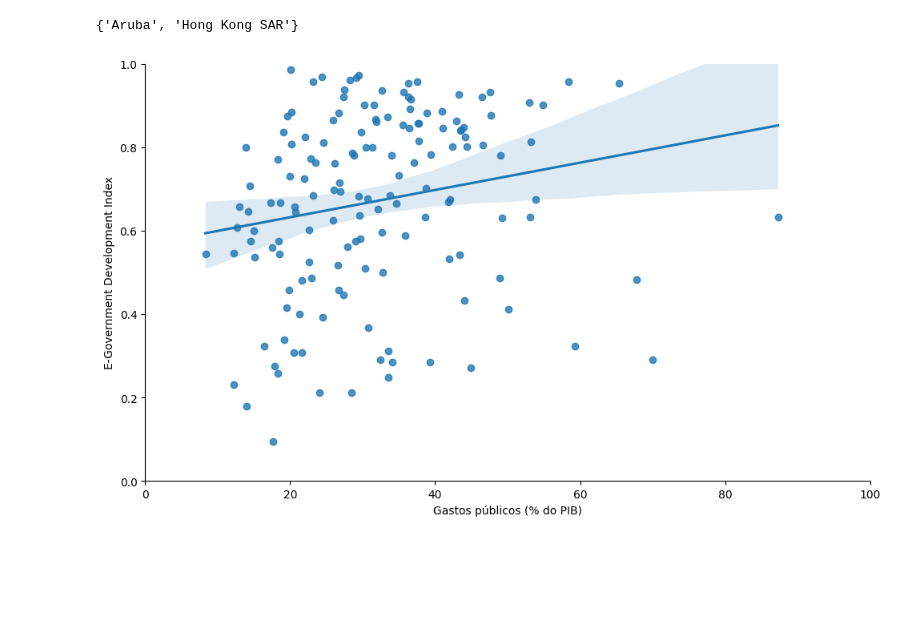
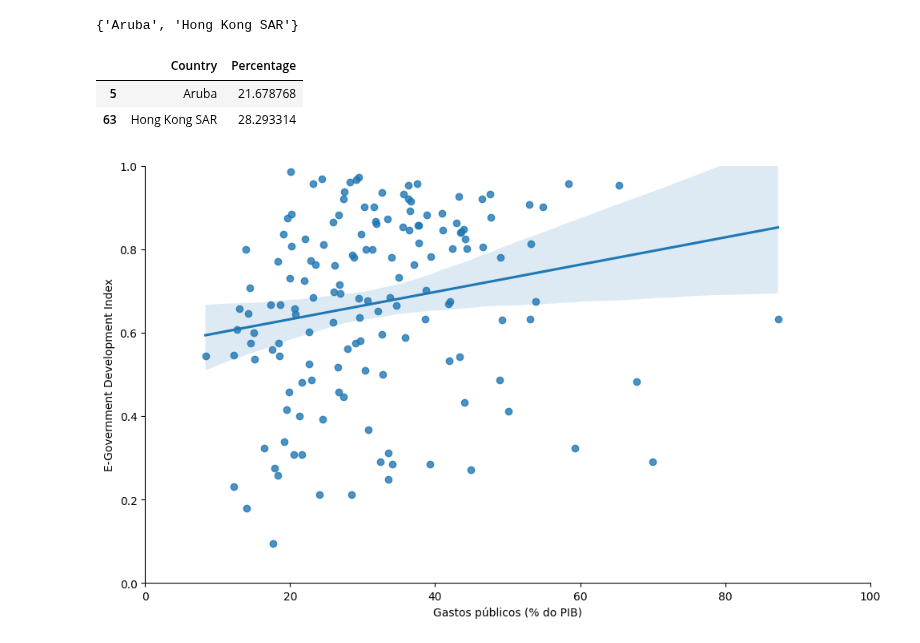
Before and after one commit to LazaroDamasceno/Dissertacao-Mestrado, a Jupyter notebook: eda/dispersao/dispensao_egov_gastospublicos.ipynb, the cells around one changed output. Drawn from its saved outputs; the diff is of its cells as text; code cells hidden in the pictures; blank space fills up the shorter version.

```diff
--- a/eda/dispersao/dispensao_egov_gastospublicos.ipynb
+++ b/eda/dispersao/dispensao_egov_gastospublicos.ipynb
@@ -7,7 +7,7 @@ egov = pd.read_csv('EGOV_DATA_2024.csv')
 # %%
 egov = egov.sort_values(by='Country Name', ascending=True).reset_index(drop=True)
 # %%
-pib = pd.read_excel('imf_government_expenditure.xls')
+gastos_publicos = pd.read_excel('imf_government_expenditure.xls')
 # %%
-pib = pib.sort_values(by='Country', ascending=True).reset_index(drop=True)
+gastos_publicos = gastos_publicos.sort_values(by='Country', ascending=True).reset_index(drop=True)
 # %%
@@ -30,7 +30,7 @@ set(pib['Country']).difference(egov['Country Name'])
  'United States',
  'Vietnam'}
 # %%
-pib['Country'] = pib['Country'].replace({
+gastos_publicos['Country'] = gastos_publicos['Country'].replace({
     "China, People's Republic of": 'China',
     'Georgia': 'Georgia (Country)',
     'Iran': 'Iran (Islamic Republic of)',
@@ -55,3 +55,9 @@ paises = pib['Country'].unique().tolist()
 # %%
 egov = egov[egov['Country Name'].isin(paises)].reset_index(drop=True)
+# %%
+gastos_publicos.loc[gastos_publicos['Country'].isin(['Aruba', 'Hong Kong SAR'])]
+# %% [output]
+|  | Country | Percentage |
+| 5 | Aruba | 21.678768 |
+| 63 | Hong Kong SAR | 28.293314 |
 # %%
```
Also changed, not shown: parts of 5 cells of this notebook, 5 other files.
